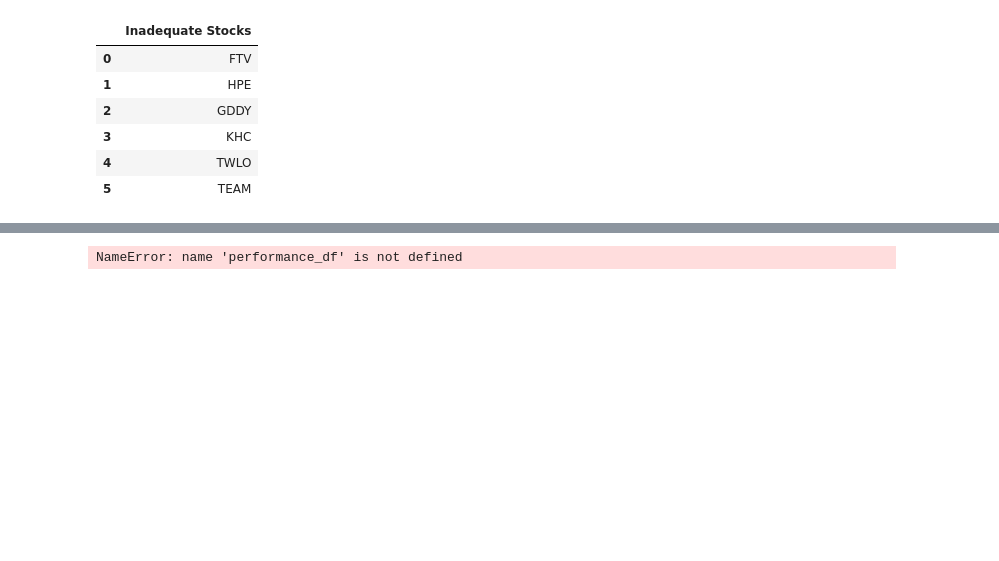
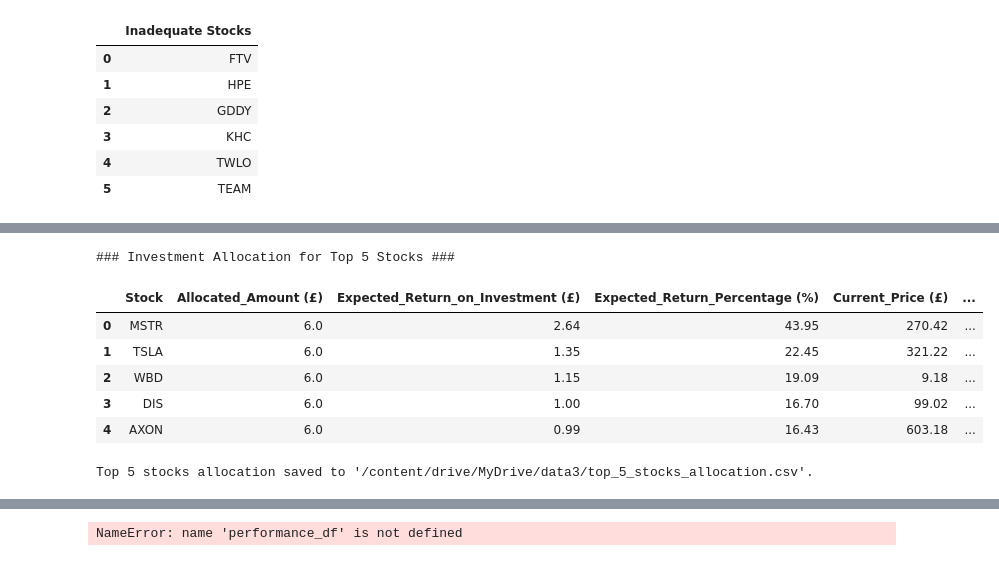
Before and after one commit to elodie0778/pirhana, a Jupyter notebook: goldfish5.ipynb, the cells around one changed output, grey strips where cells are left out. Cells and saved outputs as stored; diff of their text form; code cells hidden in the pictures; blank space fills up the shorter version.

```diff
--- a/goldfish5.ipynb
+++ b/goldfish5.ipynb
@@ -910,0 +1101,71 @@ else:
+# %%
+# %%
+# Allocate Investment to Top N=5 Stocks
+
+import pandas as pd
+import os
+
+# Define the number of top stocks to select
+TOP_N = 5
+
+# Ensure that 'profit_df' is loaded
+# If not already loaded, uncomment and modify the following lines accordingly
+# with open(FORECASTS_PATH, 'rb') as f:
+#     stock_forecasts = pickle.load(f)
+# with open(PERFORMANCE_PATH, 'rb') as f:
+#     model_performance = pickle.load(f)
+# with open(BEST_PARAMS_PATH, 'rb') as f:
+#     best_params_dict = pickle.load(f)
+
+# Check if 'profit_df' exists in the workspace
+if 'profit_df' not in locals():
+    raise ValueError("The DataFrame 'profit_df' is not loaded. Please ensure it is created before running this cell.")
+
+# Sort the profit DataFrame by 'Forecasted_Return' in descending order and select top N
+top_n_stocks = profit_df.sort_values(by='Forecasted_Return', ascending=False).head(TOP_N).copy()
+
+# Allocate £30 equally among the top N stocks
+total_investment = 30.0  # Total investment in GBP
+investment_per_stock = total_investment / TOP_N
+top_n_stocks['Allocated_Amount (£)'] = round(investment_per_stock, 2)
+
+# Calculate the expected return for each allocated investment
+top_n_stocks['Expected_Return_on_Investment (£)'] = round(
+    (top_n_stocks['Forecasted_Return'] / 100) * top_n_stocks['Allocated_Amount (£)'], 2
+)
+
+# Calculate the predicted price after the forecasted return
+top_n_stocks['Predicted_Price (£)'] = round(
+    top_n_stocks['Current_Price'] * (1 + top_n_stocks['Forecasted_Return'] / 100), 2
+)
+
+# Rearrange and select the desired columns
+allocation_table = top_n_stocks[['Stock', 'Allocated_Amount (£)', 'Expected_Return_on_Investment (£)',
+                                  'Forecasted_Return', 'Current_Price', 'Predicted_Price (£)']].copy()
+
+# Rename columns for clarity
+allocation_table.rename(columns={
+    'Forecasted_Return': 'Expected_Return_Percentage (%)',
+    'Current_Price': 'Current_Price (£)'
+}, inplace=True)
+
+# Reset index for a clean display
+allocation_table.reset_index(drop=True, inplace=True)
+
+# Display the allocation table
+print(f"### Investment Allocation for Top {TOP_N} Stocks ###\n")
+display(allocation_table)
+
+# Optional: Save the top N=5 allocation to a CSV file
+output_path = os.path.join(DATA_PATH, f'top_{TOP_N}_stocks_allocation.csv')
+allocation_table.to_csv(output_path, index=False)
+print(f"Top {TOP_N} stocks allocation saved to '{output_path}'.")
+# %% [output]
+### Investment Allocation for Top 5 Stocks ###
+|  | Stock | Allocated_Amount (£) | Expected_Return_on_Investment (£) | Expected_Return_Percentage (%) | Current_Price (£) | ... |
+| 0 | MSTR | 6.0 | 2.64 | 43.95 | 270.42 | ... |
+| 1 | TSLA | 6.0 | 1.35 | 22.45 | 321.22 | ... |
+| 2 | WBD | 6.0 | 1.15 | 19.09 | 9.18 | ... |
+| 3 | DIS | 6.0 | 1.00 | 16.70 | 99.02 | ... |
+| 4 | AXON | 6.0 | 0.99 | 16.43 | 603.18 | ... |
+Top 5 stocks allocation saved to '/content/drive/MyDrive/data3/top_5_stocks_allocation.csv'.
```
Also changed, not shown: parts of 3 cells of this notebook.
